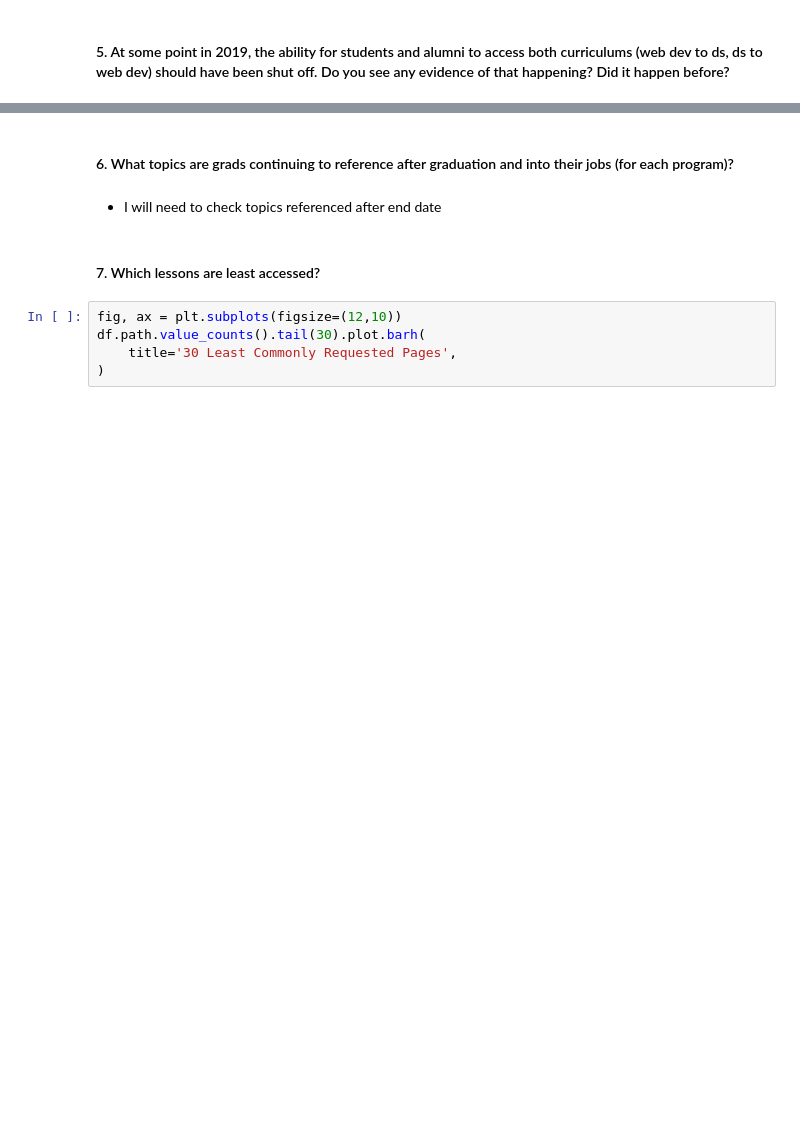
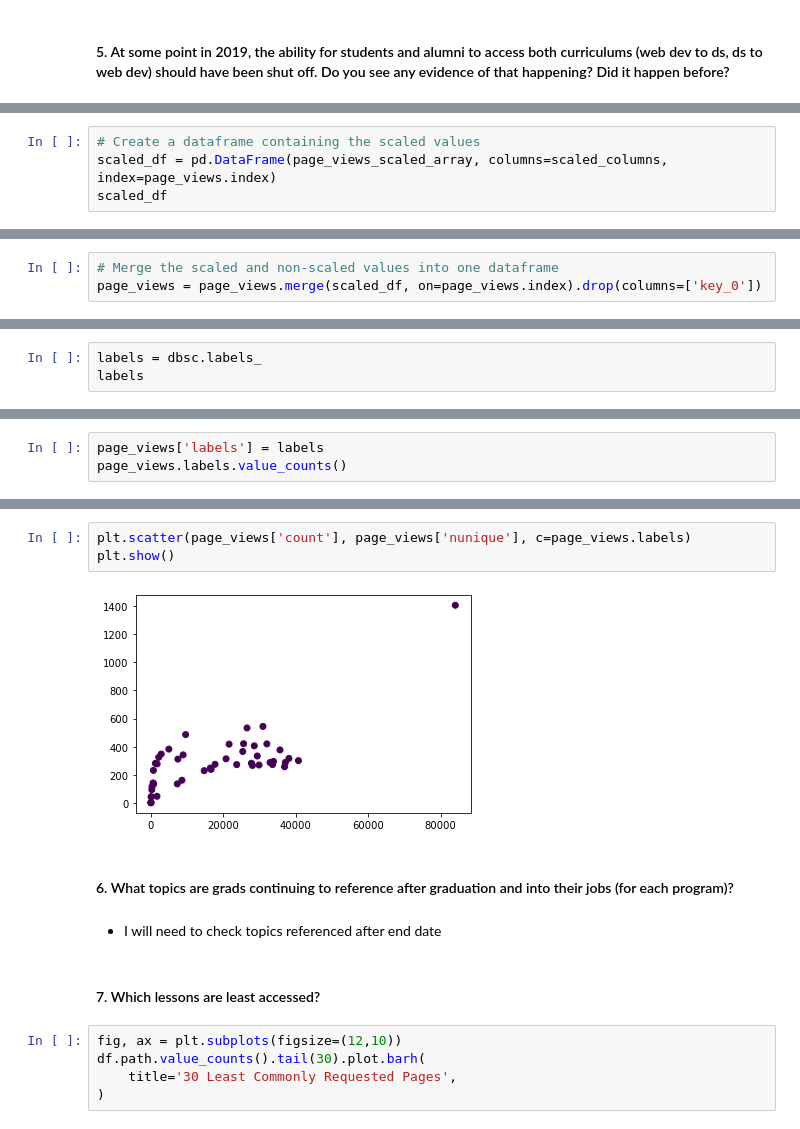
Before and after one commit to veronica-f-reyes/anomaly_detection_project, a Jupyter notebook: anomaly_detection_project.ipynb, the cells around one changed output, grey strips where cells are left out. Saved outputs shown, nothing was run; the diff lists cells and outputs as text; blank space fills up the shorter version.

```diff
--- a/anomaly_detection_project.ipynb
+++ b/anomaly_detection_project.ipynb
@@ -331,0 +552,4 @@ df.path.value_counts().head(20).plot.barh(
+# %%
+# Create a dataframe containing the scaled values
+scaled_df = pd.DataFrame(page_views_scaled_array, columns=scaled_columns, index=page_views.index)
+scaled_df
@@ -331,0 +575,3 @@ df.path.value_counts().head(20).plot.barh(
+# %%
+# Merge the scaled and non-scaled values into one dataframe
+page_views = page_views.merge(scaled_df, on=page_views.index).drop(columns=['key_0'])
@@ -331,0 +587,3 @@ df.path.value_counts().head(20).plot.barh(
+# %%
+labels = dbsc.labels_
+labels
@@ -331,0 +594,3 @@ df.path.value_counts().head(20).plot.barh(
+# %%
+page_views['labels'] = labels
+page_views.labels.value_counts()
@@ -332,3 +648,8 @@ df.path.value_counts().head(20).plot.barh(
+# %%
+plt.scatter(page_views['count'], page_views['nunique'], c=page_views.labels)
+plt.show()
+# %% [output]
+[figure, added]
 # %% [markdown]
 #### 6. What topics are grads continuing to reference after graduation and into their jobs (for each program)?
 # %% [markdown]
```
Also changed, not shown: parts of 43 cells of this notebook.
